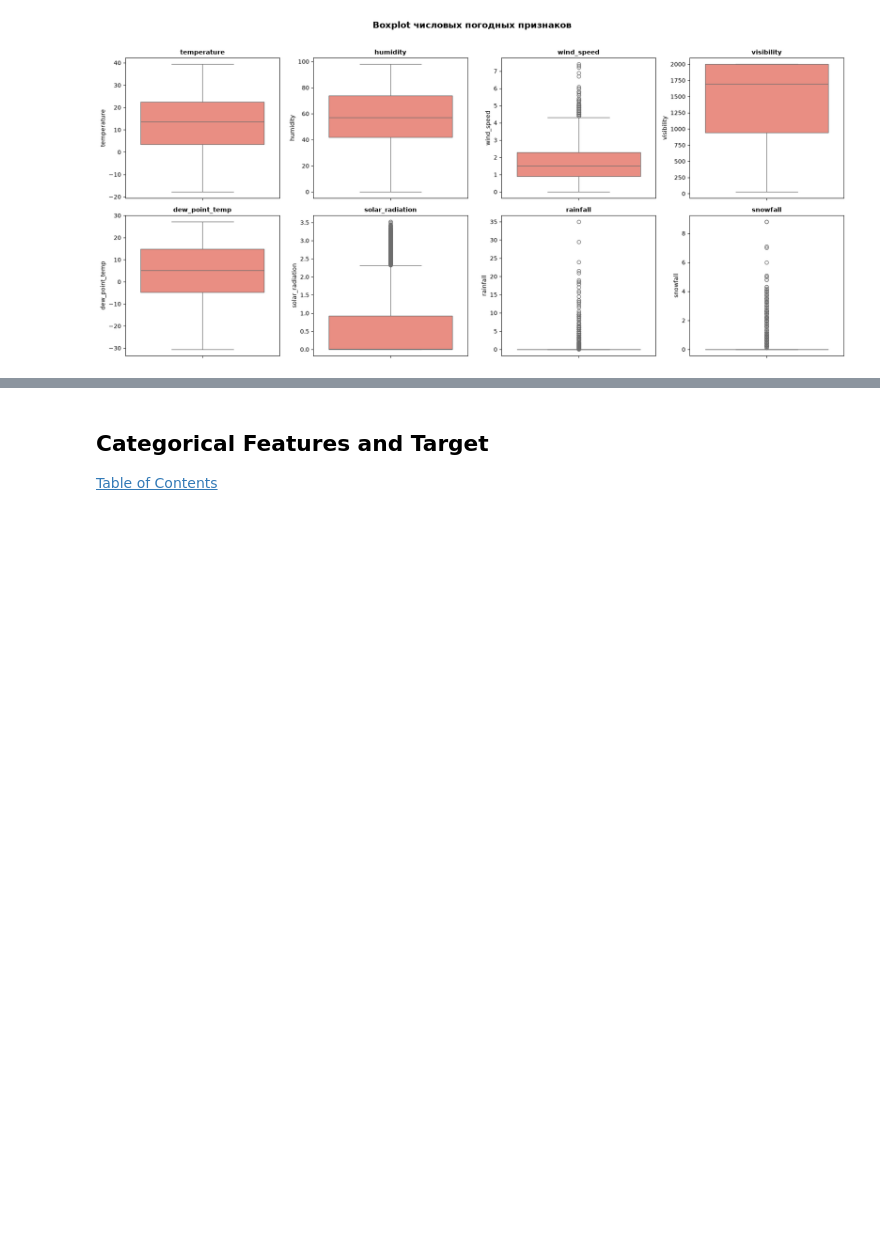
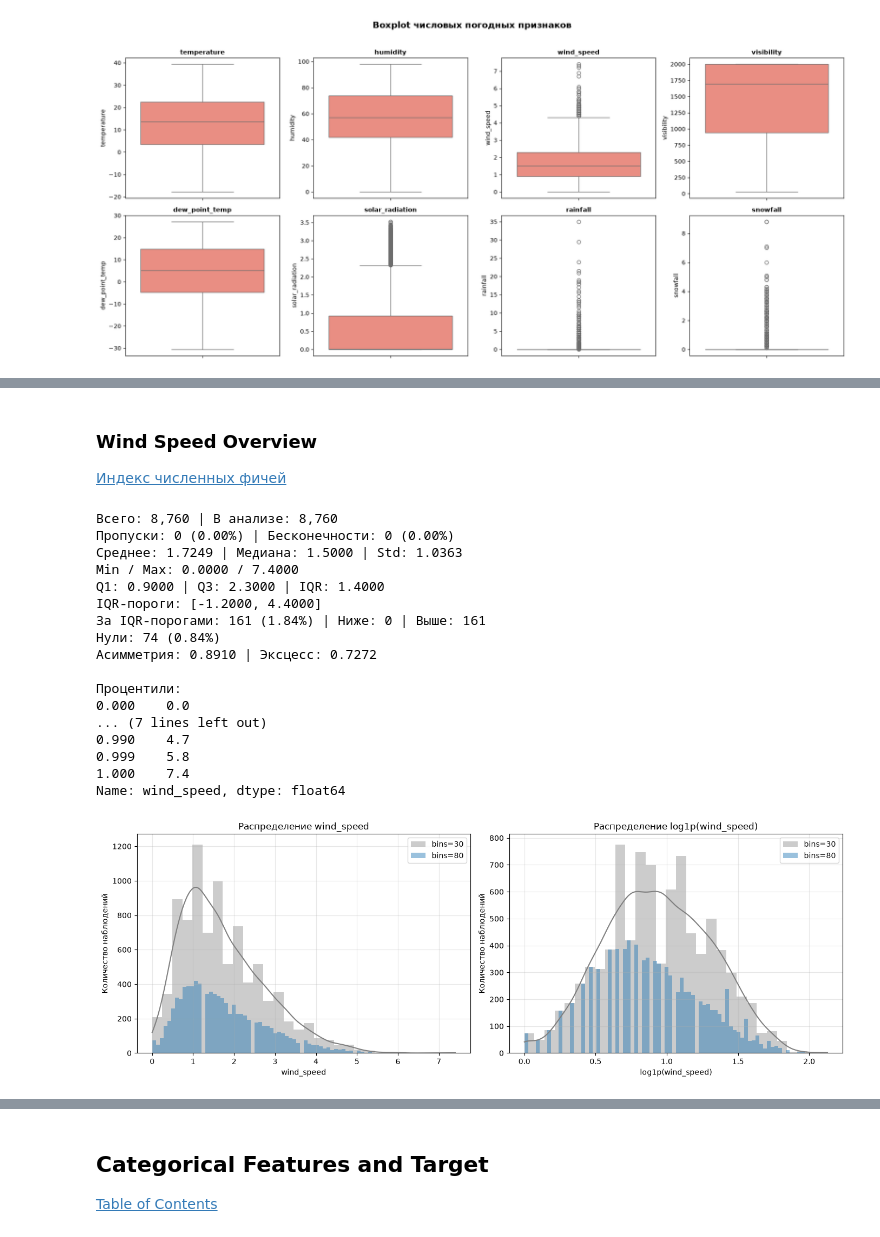
Before and after one commit to Vatman30000/Project_Practicum_team_13, a Jupyter notebook: notebooks/eda.ipynb, the cells around one changed output, grey strips where cells are left out. Cells and saved outputs as stored; diff of their text form; code cells hidden in the pictures; blank space fills up the shorter version.

```diff
--- a/notebooks/eda.ipynb
+++ b/notebooks/eda.ipynb
@@ -365,0 +377,32 @@ NUMERICAL WEATHER FEATURES — SUMMARY & OUTLIERS (IQR rule)
+# %% [markdown]
+### Wind Speed Overview
+[Индекс численных фичей](#Numerical-Features-Index)
+# %%
+analyze_distribution(df["wind_speed"])
+
+_ = plot_distribution_pair(
+    df["wind_speed"],
+    feature_name="wind_speed",
+    clip_quantiles=None,
+    bins=(30, 80),
+    kde=True,
+)
+# %% [output]
+Всего: 8,760 | В анализе: 8,760
+Пропуски: 0 (0.00%) | Бесконечности: 0 (0.00%)
+Среднее: 1.7249 | Медиана: 1.5000 | Std: 1.0363
+Min / Max: 0.0000 / 7.4000
+Q1: 0.9000 | Q3: 2.3000 | IQR: 1.4000
+IQR-пороги: [-1.2000, 4.4000]
+За IQR-порогами: 161 (1.84%) | Ниже: 0 | Выше: 161
+Нули: 74 (0.84%)
+Асимметрия: 0.8910 | Эксцесс: 0.7272
+
+Процентили:
+0.000    0.0
+... (7 lines left out)
+0.990    4.7
+0.999    5.8
+1.000    7.4
+Name: wind_speed, dtype: float64
+[figure, added]
```
Also changed, not shown: parts of 31 cells of this notebook, 3 other files.
